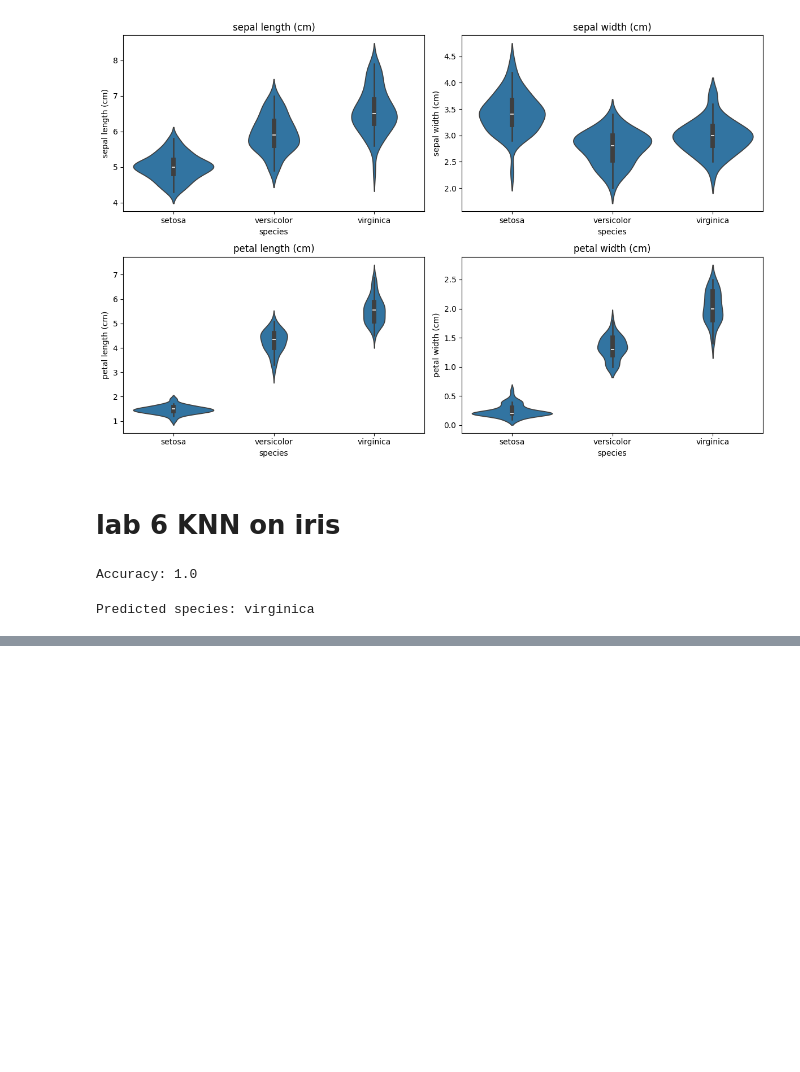
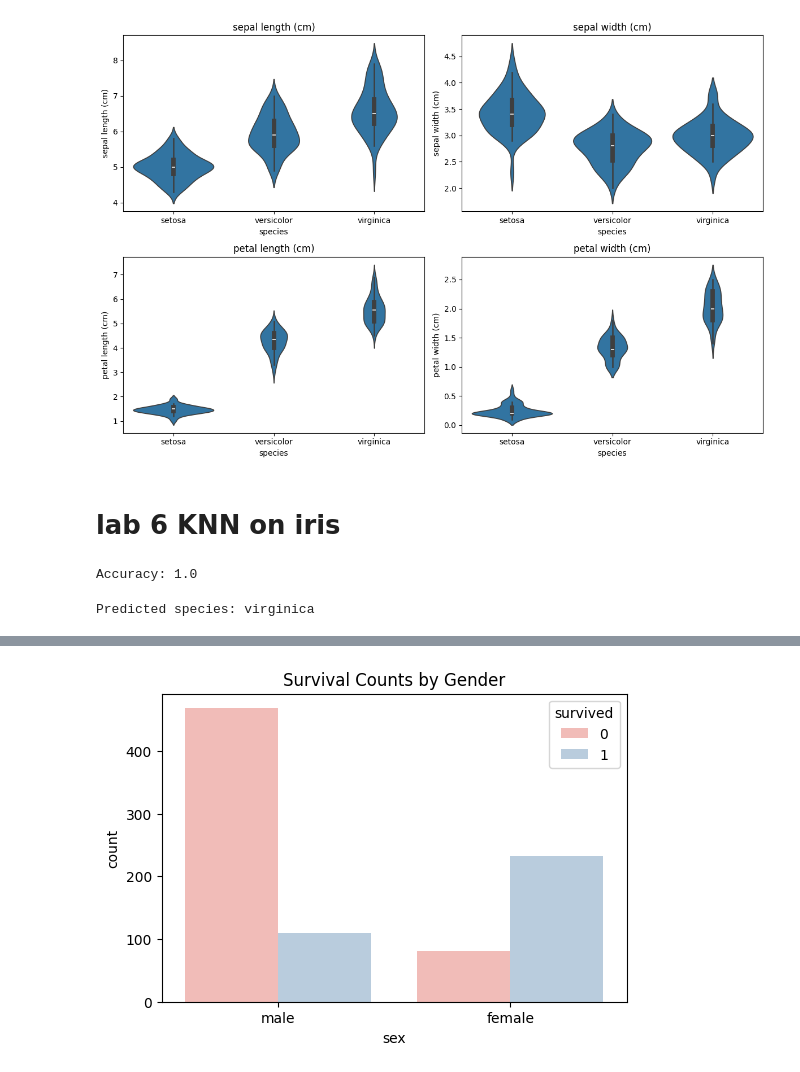
Before and after one commit to hridya-r-n/MCA-lab, a Jupyter notebook: Hridya.ipynb, the cells around one changed output, grey strips where cells are left out. Drawn from its saved outputs; the diff is of its cells as text; code cells hidden in the pictures; blank space fills up the shorter version.

```diff
--- a/Hridya.ipynb
+++ b/Hridya.ipynb
@@ -1129,0 +1167,7 @@ Predicted species: virginica
+# %%
+plt.figure(figsize=(6, 4))
+sns.countplot(data=df, x='sex', hue='survived', palette='Pastel1')
+plt.title('Survival Counts by Gender')
+plt.show()
+# %% [output]
+[figure, added]
```
Also changed, not shown: parts of 12 cells of this notebook.
